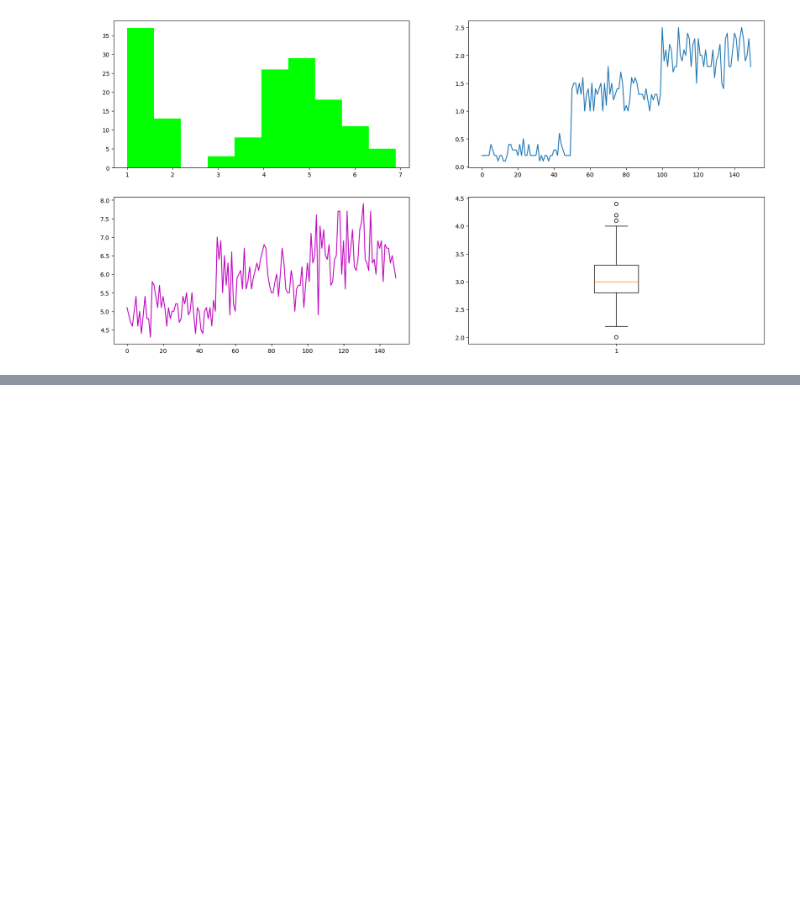
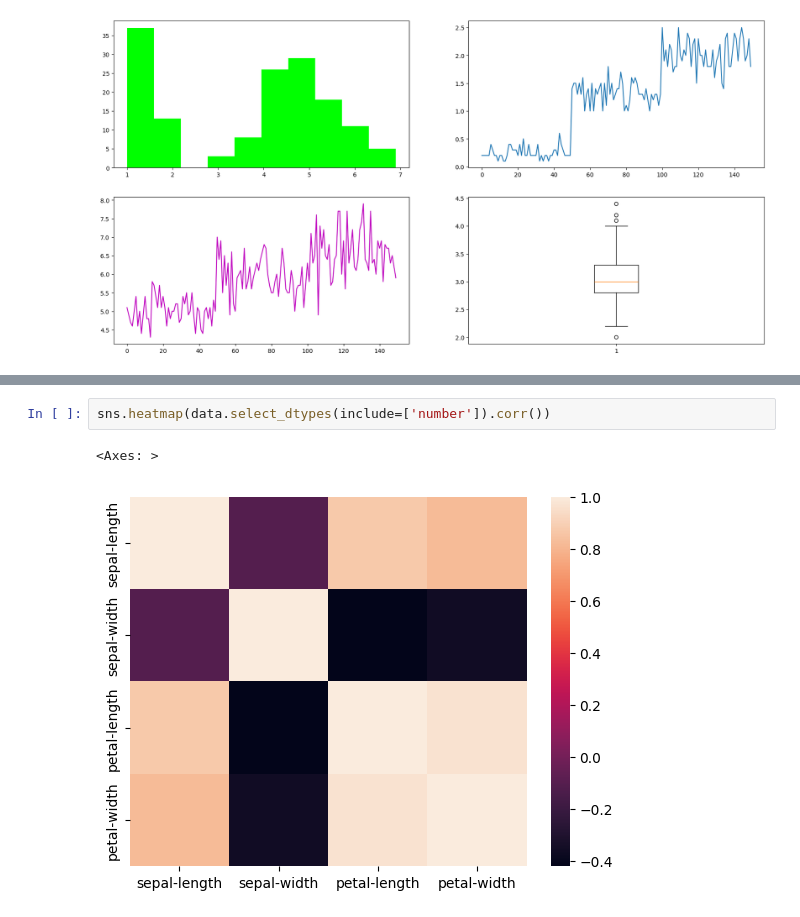
Before and after one commit to MuhammadjonArabov/Data-science, a Jupyter notebook: Vizualization/vizualization.ipynb, the cells around one changed output, grey strips where cells are left out. Drawn from its saved outputs; the diff is of its cells as text; blank space fills up the shorter version.

```diff
--- a/Vizualization/vizualization.ipynb
+++ b/Vizualization/vizualization.ipynb
@@ -99,0 +142,5 @@ plt.show()
+# %%
+sns.heatmap(data.select_dtypes(include=['number']).corr())
+# %% [output]
+<Axes: >
+[figure, added]
```
Also changed, not shown: parts of 7 cells of this notebook.
